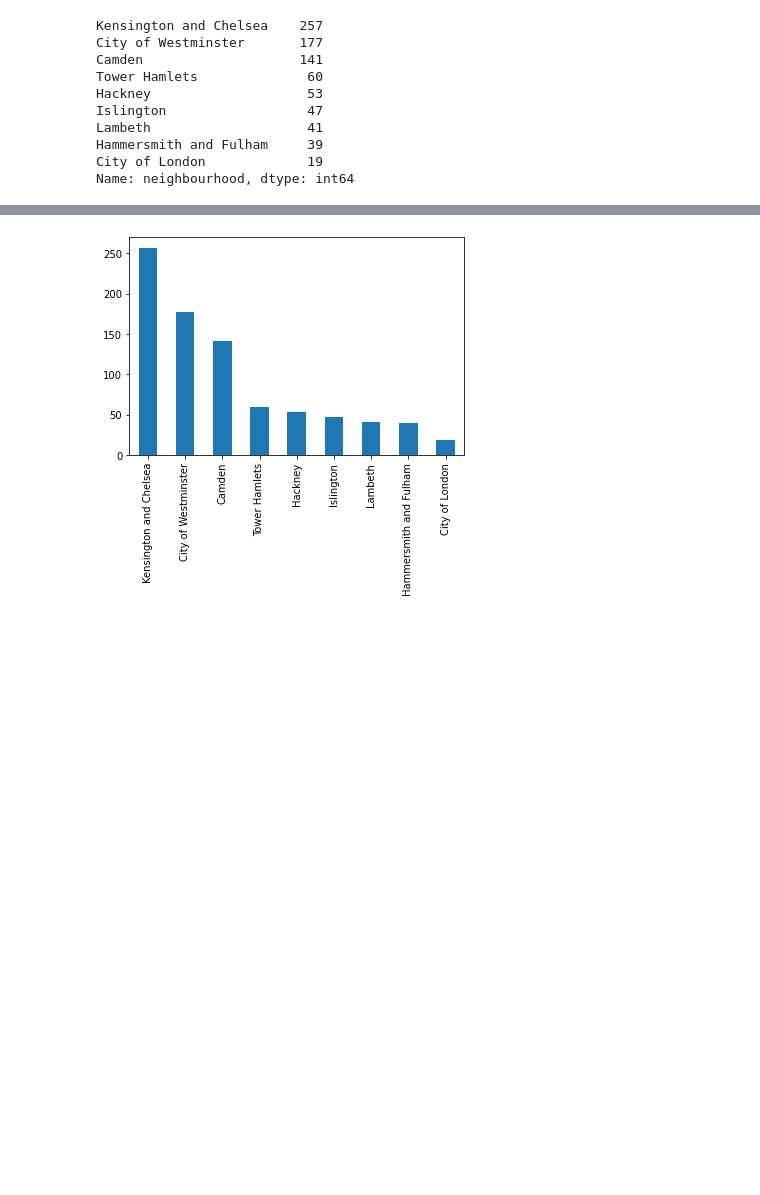
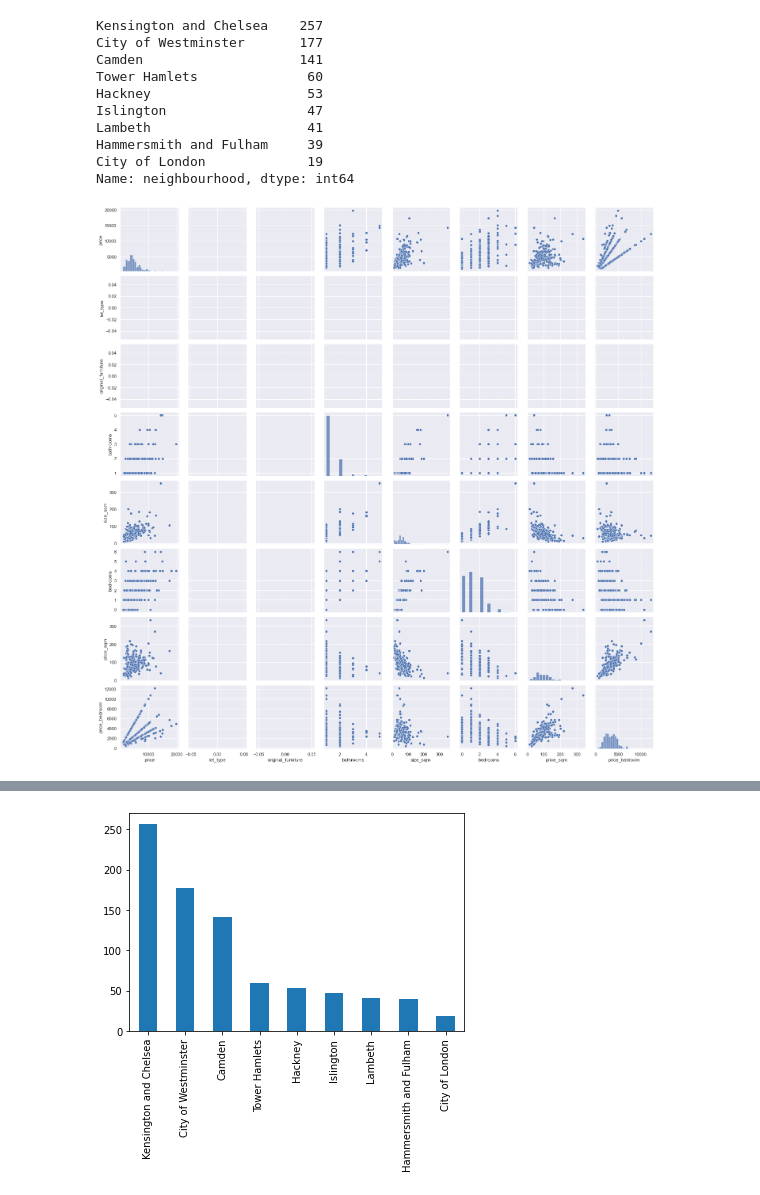
Before and after one commit to capstone-jmrs/capstone-proptech-repo, a Jupyter notebook: spotahome_julia_complete_new.ipynb, the cells around one changed output, grey strips where cells are left out. Drawn from its saved outputs; the diff is of its cells as text; code cells hidden in the pictures; blank space fills up the shorter version.

```diff
--- a/spotahome_julia_complete_new.ipynb
+++ b/spotahome_julia_complete_new.ipynb
@@ -842,3 +842,7 @@ Lambeth                    41
 Hammersmith and Fulham     39
 City of London             19
 Name: neighbourhood, dtype: int64
+# %%
+sns.pairplot(spotahome_eda);
+# %% [output]
+[figure, added]
```
Also changed, not shown: parts of 8 cells of this notebook.
